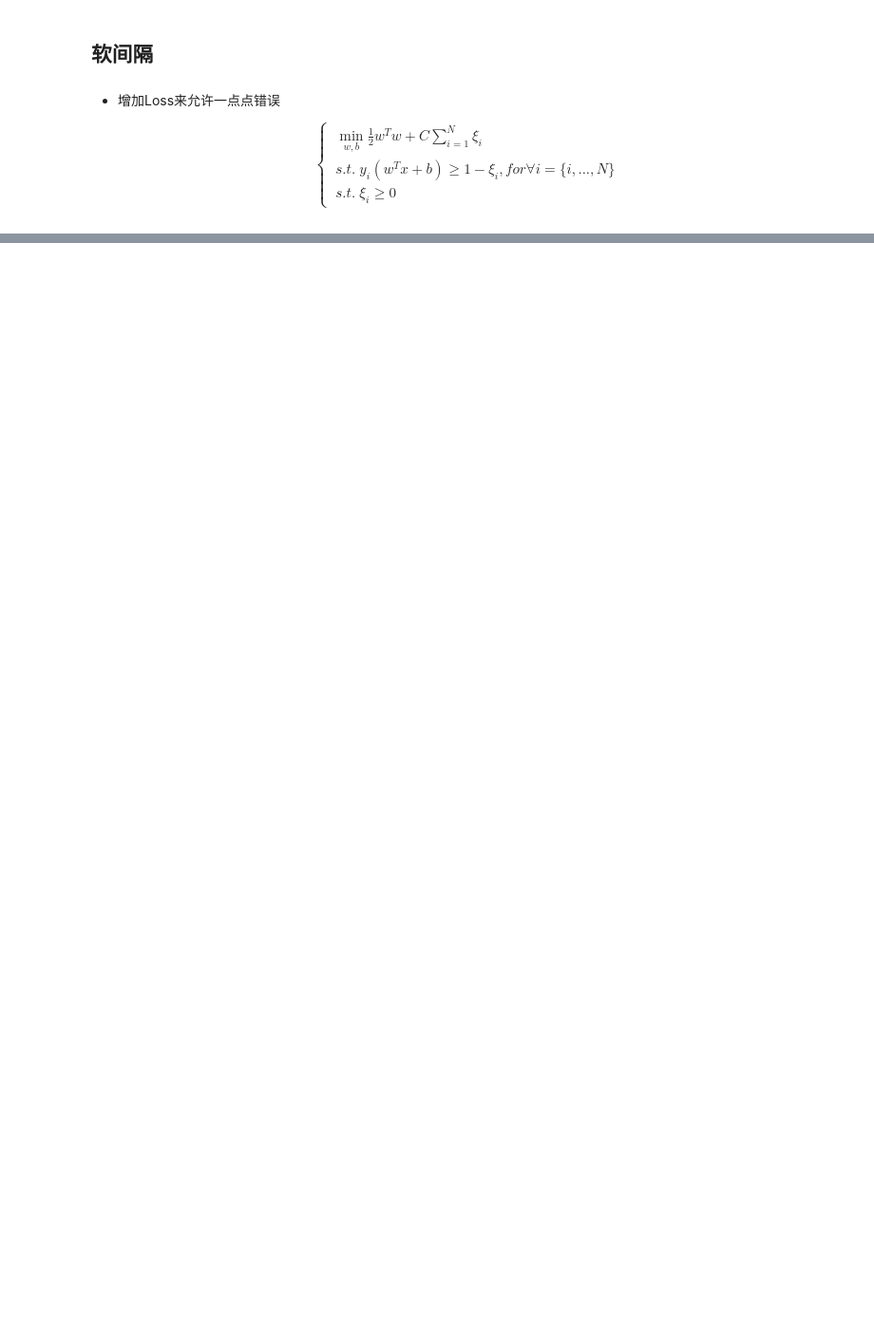
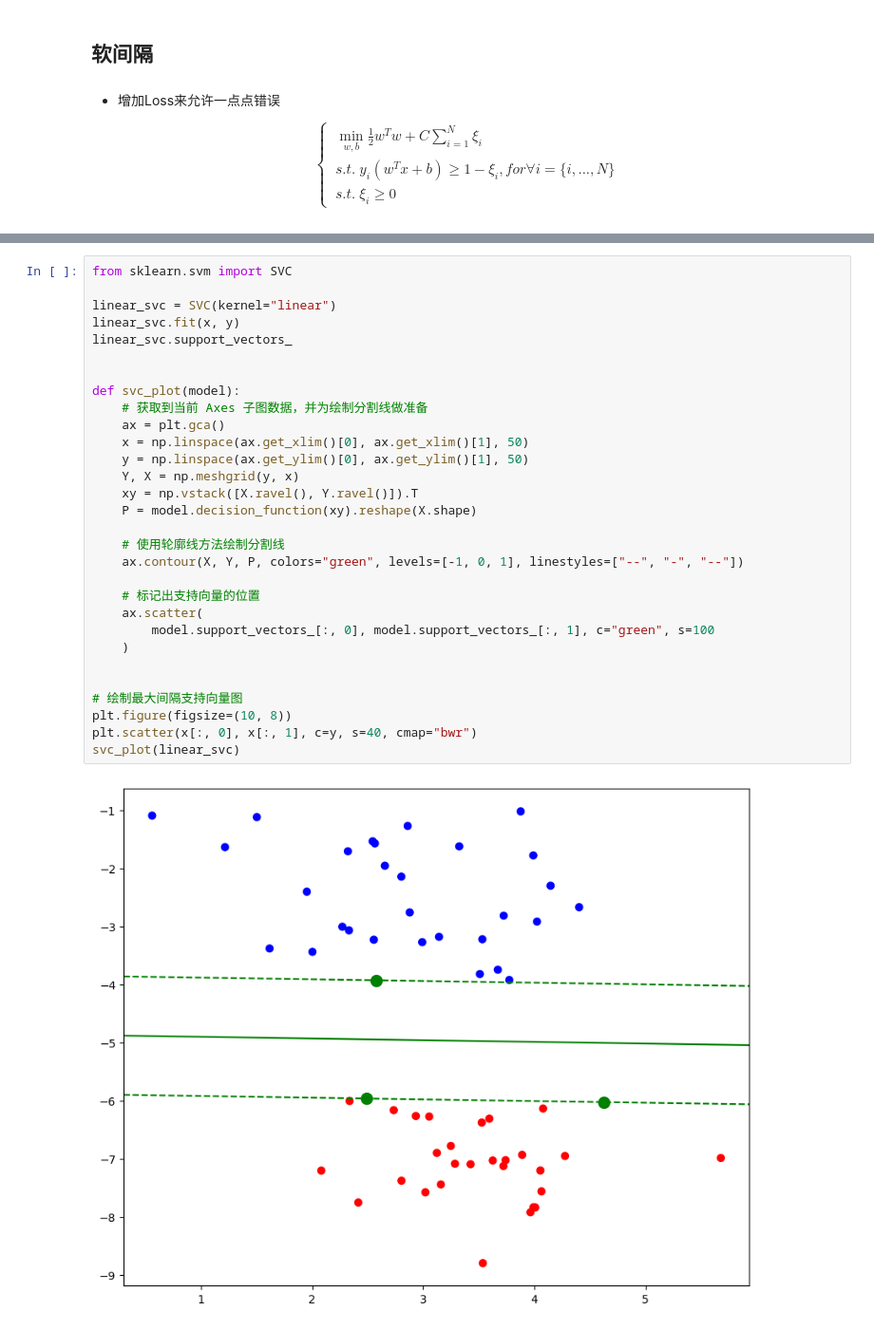
Before and after one commit to thethingiswaiter/Machine_Learning, a Jupyter notebook: svm/svm.ipynb, the cells around one changed output, grey strips where cells are left out. Shown: that part at 95% size. Cells and saved outputs as stored; diff of their text form; blank space fills up the shorter version.

```diff
--- a/svm/svm.ipynb
+++ b/svm/svm.ipynb
@@ -255,0 +278,32 @@ showClassifer(data, label, w, b[0,0])
+# %%
+from sklearn.svm import SVC
+
+linear_svc = SVC(kernel="linear")
+linear_svc.fit(x, y)
+linear_svc.support_vectors_
+
+
+def svc_plot(model):
+    # 获取到当前 Axes 子图数据，并为绘制分割线做准备
+    ax = plt.gca()
+    x = np.linspace(ax.get_xlim()[0], ax.get_xlim()[1], 50)
+    y = np.linspace(ax.get_ylim()[0], ax.get_ylim()[1], 50)
+    Y, X = np.meshgrid(y, x)
+    xy = np.vstack([X.ravel(), Y.ravel()]).T
+    P = model.decision_function(xy).reshape(X.shape)
+
+    # 使用轮廓线方法绘制分割线
+    ax.contour(X, Y, P, colors="green", levels=[-1, 0, 1], linestyles=["--", "-", "--"])
+
+    # 标记出支持向量的位置
+    ax.scatter(
+        model.support_vectors_[:, 0], model.support_vectors_[:, 1], c="green", s=100
+    )
+
+
+# 绘制最大间隔支持向量图
+plt.figure(figsize=(10, 8))
+plt.scatter(x[:, 0], x[:, 1], c=y, s=40, cmap="bwr")
+svc_plot(linear_svc)
+# %% [output]
+[figure, added]
```
Also changed, not shown: parts of 10 cells of this notebook, 6 other files.
